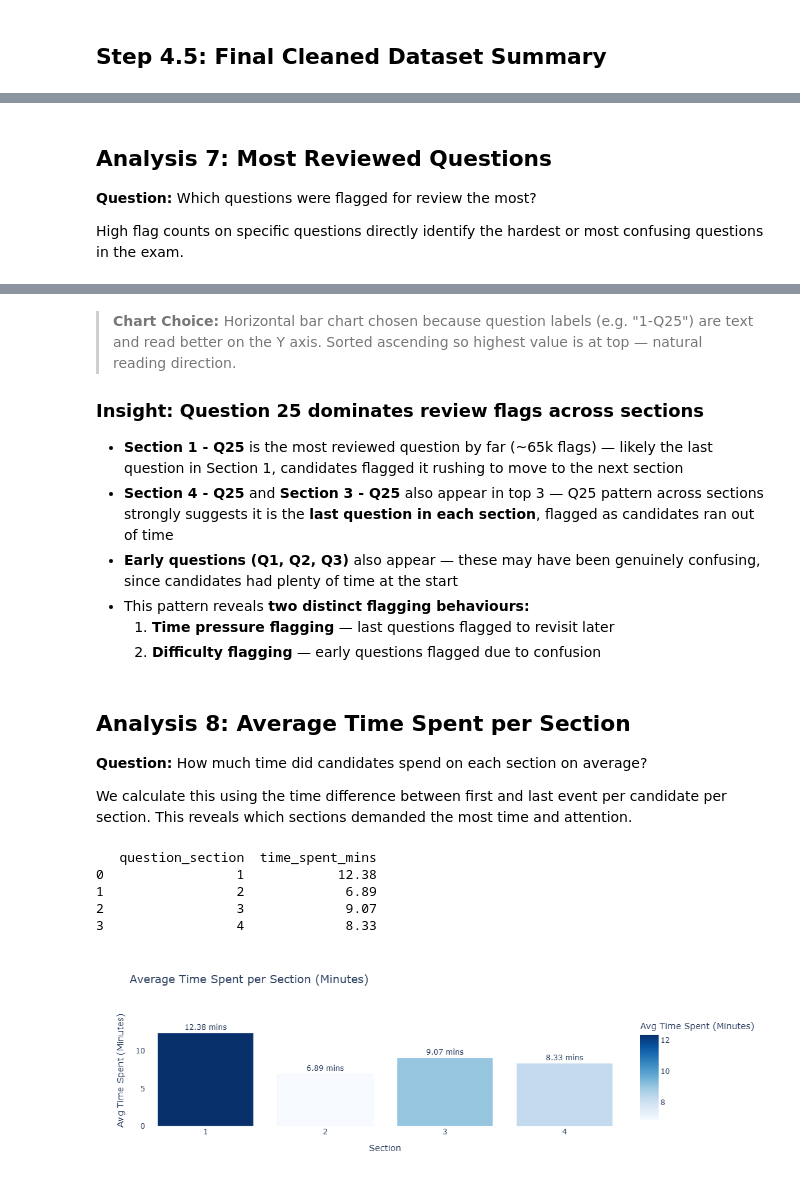
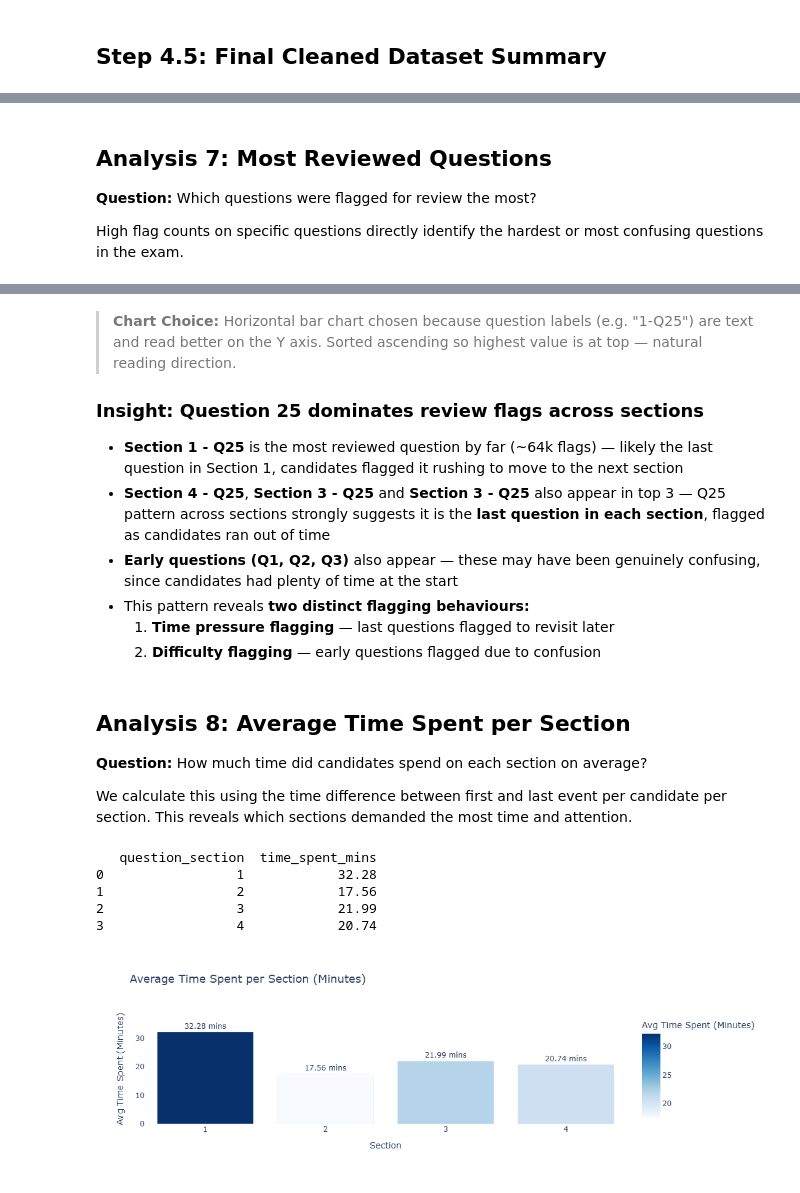
Before and after one commit to akaFoul/exam-behaviour-analysis, a Jupyter notebook: data_extraction.ipynb, the cells around one changed output, grey strips where cells are left out. Drawn from its saved outputs; the diff is of its cells as text; code cells hidden in the pictures.

```diff
--- a/data_extraction.ipynb
+++ b/data_extraction.ipynb
@@ -573,8 +546,7 @@ fig.show()
 
 **Question:** Which questions were flagged for review the most?
 
-High flag counts on specific questions directly identify
-the hardest or most confusing questions in the exam.
+High flag counts on specific questions directly identify the hardest or most confusing questions in the exam.
 # %%
 df_most_reviewed = df_filtered[df_filtered['activity'] == 'Mark for Review & Next']\
     .groupby(['question_section', 'question_display_id']).size()\
@@ -604,19 +576,12 @@ fig.show()
 # %% [output]
 [figure]
 # %% [markdown]
-> **Chart Choice:** Horizontal bar chart chosen because question labels
-> (e.g. "1-Q25") are text and read better on the Y axis.
-> Sorted ascending so highest value is at top — natural reading direction.
+> **Chart Choice:** Horizontal bar chart chosen because question labels (e.g. "1-Q25") are text and read better on the Y axis. Sorted ascending so highest value is at top — natural reading direction.
 
 ### Insight: Question 25 dominates review flags across sections
-- **Section 1 - Q25** is the most reviewed question by far (~65k flags) —
-  likely the last question in Section 1, candidates flagged it
-  rushing to move to the next section
-- **Section 4 - Q25** and **Section 3 - Q25** also appear in top 3 —
-  Q25 pattern across sections strongly suggests it is the **last question
-  in each section**, flagged as candidates ran out of time
-- **Early questions (Q1, Q2, Q3)** also appear — these may have been
-  genuinely confusing, since candidates had plenty of time at the start
+- **Section 1 - Q25** is the most reviewed question by far (~64k flags) — likely the last question in Section 1, candidates flagged it rushing to move to the next section
+- **Section 4 - Q25**, **Section 3 - Q25** and **Section 3 - Q25** also appear in top 3 — Q25 pattern across sections strongly suggests it is the **last question in each section**, flagged as candidates ran out of time
+- **Early questions (Q1, Q2, Q3)** also appear — these may have been genuinely confusing, since candidates had plenty of time at the start
 - This pattern reveals **two distinct flagging behaviours:**
   1. **Time pressure flagging** — last questions flagged to revisit later
   2. **Difficulty flagging** — early questions flagged due to confusion
@@ -625,49 +590,46 @@ fig.show()
 
 **Question:** How much time did candidates spend on each section on average?
 
-We calculate this using the time difference between first and last
-event per candidate per section. This reveals which sections
-demanded the most time and attention.
+We calculate this using the time difference between first and last event per candidate per section. This reveals which sections demanded the most time and attention.
 # %%
-df_time = df_filtered.groupby(['candidate_id', 'question_section'])['logged_at'].agg(['min', 'max']).reset_index()
+df_time = df.groupby(['candidate_id', 'question_section'])['logged_at'].agg(['min', 'max']).reset_index()
 df_time['time_spent_mins'] = (df_time['max'] - df_time['min']).dt.total_seconds() / 60
 
 df_avg_time = df_time.groupby('question_section')['time_spent_mins'].mean().reset_index()
 df_avg_time['time_spent_mins'] = round(df_avg_time['time_spent_mins'], 2)
-
 print(df_avg_time)
 
 fig = px.bar(
     df_avg_time,
     x='question_section',
     y='time_spent_mins',
     title='Average Time Spent per Section (Minutes)',
     labels={
         'question_section': 'Section',
         'time_spent_mins': 'Avg Time Spent (Minutes)'
     },
     color='time_spent_mins',
     color_continuous_scale='Blues',
     text='time_spent_mins'
 )
 
 fig.update_traces(texttemplate='%{text} mins', textposition='outside')
 max_time = df_avg_time['time_spent_mins'].max()
 
 fig.update_layout(
     plot_bgcolor='white',
     title_font_size=18,
     xaxis=dict(tickmode='linear'),
     yaxis=dict(range=[0, max_time * 1.2]),
     showlegend=False
 )
 
 fig.show()
 # %% [output]
    question_section  time_spent_mins
-0                 1            12.38
-1                 2             6.89
-2                 3             9.07
-3                 4             8.33
+0                 1            32.28
+1                 2            17.56
+2                 3            21.99
+3                 4            20.74
-[figure, old version]
+[figure, new version]
 # %% [markdown]
```
Also changed, not shown: parts of 23 cells of this notebook, 13 other files.
